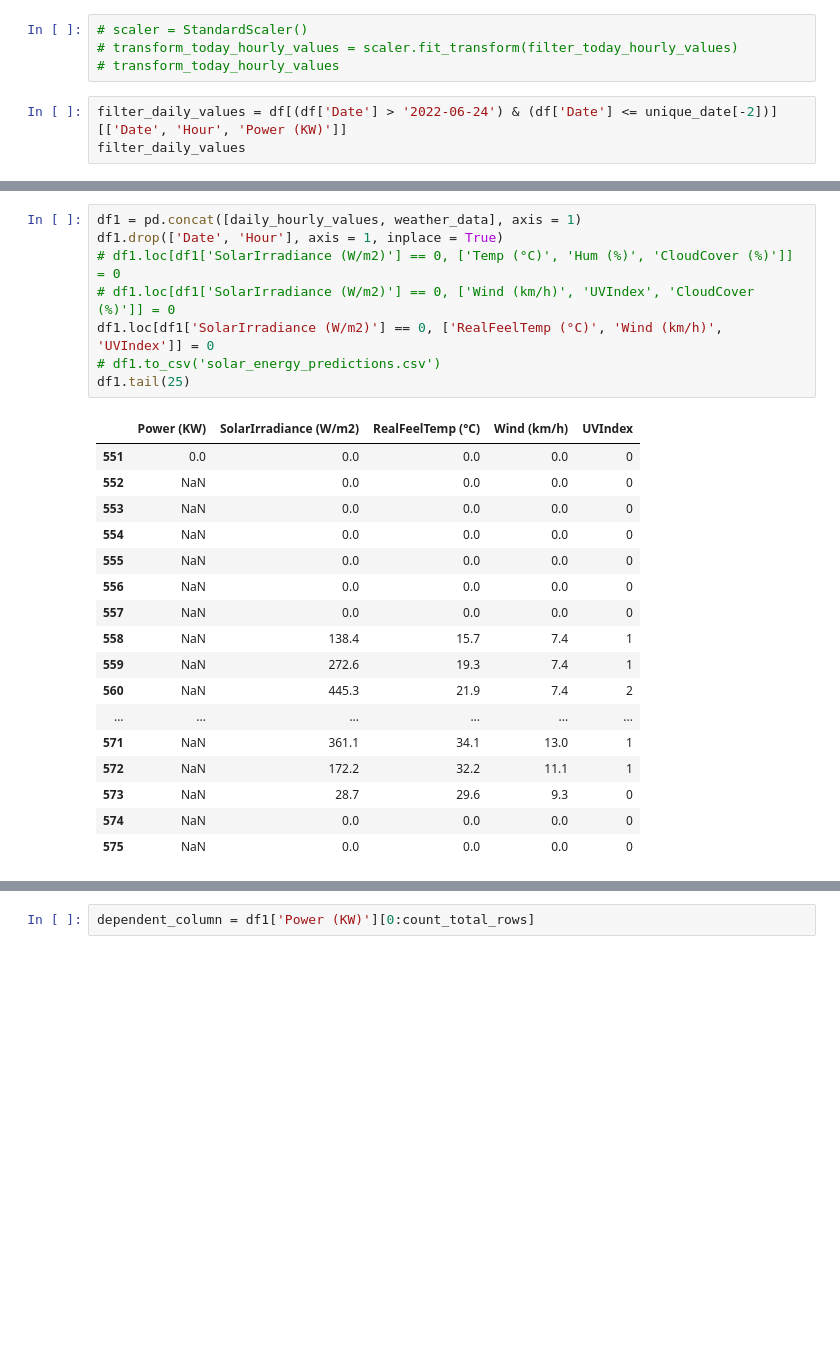
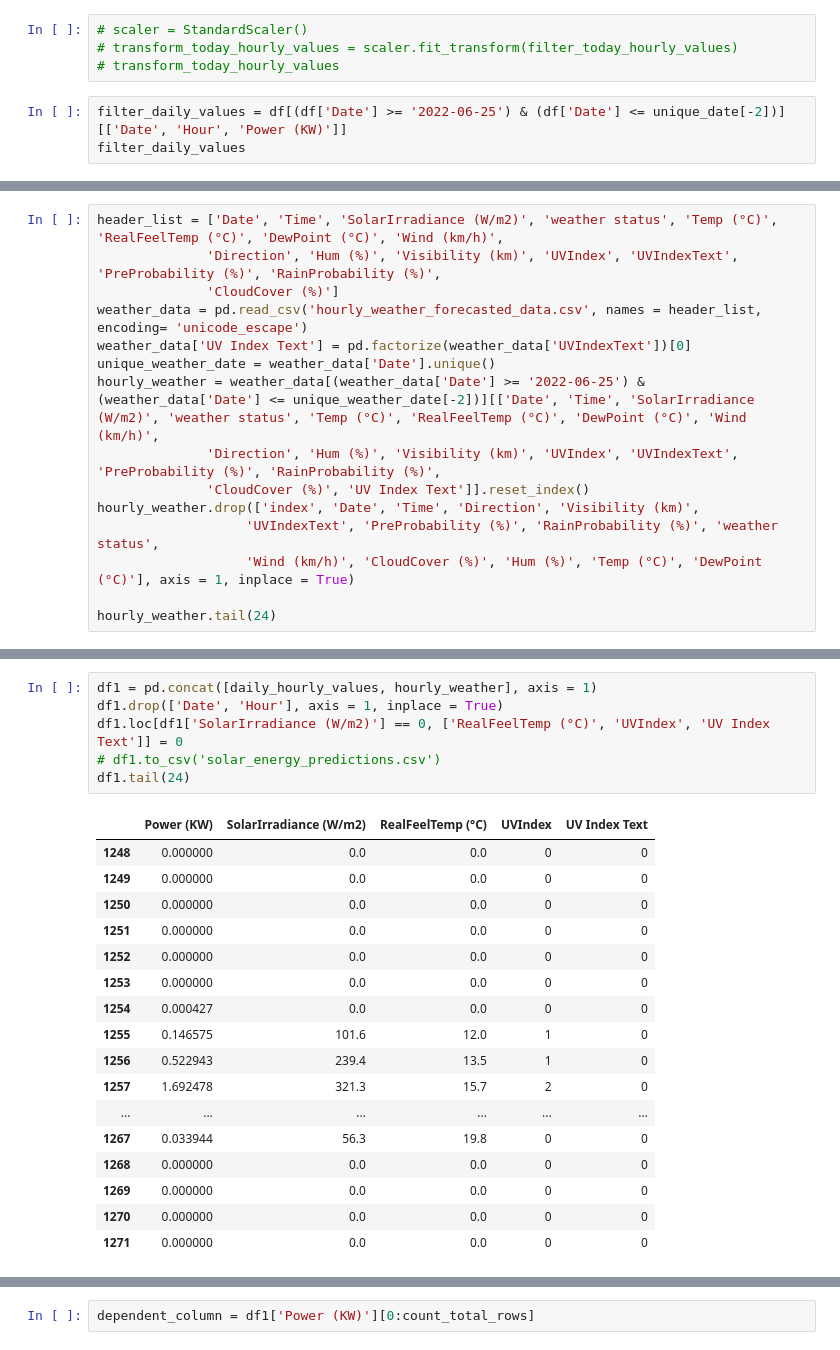
Before and after one commit to Mubeen31/solar-power-predictions, a Jupyter notebook: ML models/Random forest regression model/random forest regression model.ipynb, the cells around one changed output, grey strips where cells are left out. Cells and saved outputs as stored; diff of their text form; blank space fills up the shorter version.

```diff
--- a/ML models/Random forest regression model/random forest regression model.ipynb
+++ b/ML models/Random forest regression model/random forest regression model.ipynb
@@ -77,7 +66,7 @@ length_today_hourly_values
 # transform_today_hourly_values = scaler.fit_transform(filter_today_hourly_values)
 # transform_today_hourly_values
 # %%
-filter_daily_values = df[(df['Date'] > '2022-06-24') & (df['Date'] <= unique_date[-2])][['Date', 'Hour', 'Power (KW)']]
+filter_daily_values = df[(df['Date'] >= '2022-06-25') & (df['Date'] <= unique_date[-2])][['Date', 'Hour', 'Power (KW)']]
 filter_daily_values
 # %% [output]
 |  | Date | Hour | Power (KW) |
@@ -229,0 +175,15 @@ weather_data.tail(14)
+# %%
+header_list = ['Date', 'Time', 'SolarIrradiance (W/m2)', 'weather status', 'Temp (°C)', 'RealFeelTemp (°C)', 'DewPoint (°C)', 'Wind (km/h)',
+              'Direction', 'Hum (%)', 'Visibility (km)', 'UVIndex', 'UVIndexText', 'PreProbability (%)', 'RainProbability (%)',
+              'CloudCover (%)']
+weather_data = pd.read_csv('hourly_weather_forecasted_data.csv', names = header_list, encoding= 'unicode_escape')
+weather_data['UV Index Text'] = pd.factorize(weather_data['UVIndexText'])[0]
+unique_weather_date = weather_data['Date'].unique()
+hourly_weather = weather_data[(weather_data['Date'] >= '2022-06-25') & (weather_data['Date'] <= unique_weather_date[-2])][['Date', 'Time', 'SolarIrradiance (W/m2)', 'weather status', 'Temp (°C)', 'RealFeelTemp (°C)', 'DewPoint (°C)', 'Wind (km/h)',
+              'Direction', 'Hum (%)', 'Visibility (km)', 'UVIndex', 'UVIndexText', 'PreProbability (%)', 'RainProbability (%)',
+              'CloudCover (%)', 'UV Index Text']].reset_index()
+hourly_weather.drop(['index', 'Date', 'Time', 'Direction', 'Visibility (km)',
+                   'UVIndexText', 'PreProbability (%)', 'RainProbability (%)', 'weather status',
+                   'Wind (km/h)', 'CloudCover (%)', 'Hum (%)', 'Temp (°C)', 'DewPoint (°C)'], axis = 1, inplace = True)
+
+hourly_weather.tail(24)
@@ -230,27 +208,25 @@ weather_data.tail(14)
 # %%
-df1 = pd.concat([daily_hourly_values, weather_data], axis = 1)
+df1 = pd.concat([daily_hourly_values, hourly_weather], axis = 1)
 df1.drop(['Date', 'Hour'], axis = 1, inplace = True)
-# df1.loc[df1['SolarIrradiance (W/m2)'] == 0, ['Temp (°C)', 'Hum (%)', 'CloudCover (%)']] = 0
-# df1.loc[df1['SolarIrradiance (W/m2)'] == 0, ['Wind (km/h)', 'UVIndex', 'CloudCover (%)']] = 0
-df1.loc[df1['SolarIrradiance (W/m2)'] == 0, ['RealFeelTemp (°C)', 'Wind (km/h)', 'UVIndex']] = 0
+df1.loc[df1['SolarIrradiance (W/m2)'] == 0, ['RealFeelTemp (°C)', 'UVIndex', 'UV Index Text']] = 0
 # df1.to_csv('solar_energy_predictions.csv')
-df1.tail(25)
+df1.tail(24)
 # %% [output]
-|  | Power (KW) | SolarIrradiance (W/m2) | RealFeelTemp (°C) | Wind (km/h) | UVIndex |
-| 551 | 0.0 | 0.0 | 0.0 | 0.0 | 0 |
-| 552 | NaN | 0.0 | 0.0 | 0.0 | 0 |
-| 553 | NaN | 0.0 | 0.0 | 0.0 | 0 |
-| 554 | NaN | 0.0 | 0.0 | 0.0 | 0 |
-| 555 | NaN | 0.0 | 0.0 | 0.0 | 0 |
-| 556 | NaN | 0.0 | 0.0 | 0.0 | 0 |
-| 557 | NaN | 0.0 | 0.0 | 0.0 | 0 |
-| 558 | NaN | 138.4 | 15.7 | 7.4 | 1 |
-| 559 | NaN | 272.6 | 19.3 | 7.4 | 1 |
-| 560 | NaN | 445.3 | 21.9 | 7.4 | 2 |
+|  | Power (KW) | SolarIrradiance (W/m2) | RealFeelTemp (°C) | UVIndex | UV Index Text |
+| 1248 | 0.000000 | 0.0 | 0.0 | 0 | 0 |
+| 1249 | 0.000000 | 0.0 | 0.0 | 0 | 0 |
+| 1250 | 0.000000 | 0.0 | 0.0 | 0 | 0 |
+| 1251 | 0.000000 | 0.0 | 0.0 | 0 | 0 |
+| 1252 | 0.000000 | 0.0 | 0.0 | 0 | 0 |
+| 1253 | 0.000000 | 0.0 | 0.0 | 0 | 0 |
+| 1254 | 0.000427 | 0.0 | 0.0 | 0 | 0 |
+| 1255 | 0.146575 | 101.6 | 12.0 | 1 | 0 |
+| 1256 | 0.522943 | 239.4 | 13.5 | 1 | 0 |
+| 1257 | 1.692478 | 321.3 | 15.7 | 2 | 0 |
 | ... | ... | ... | ... | ... | ... |
-| 571 | NaN | 361.1 | 34.1 | 13.0 | 1 |
-| 572 | NaN | 172.2 | 32.2 | 11.1 | 1 |
-| 573 | NaN | 28.7 | 29.6 | 9.3 | 0 |
-| 574 | NaN | 0.0 | 0.0 | 0.0 | 0 |
-| 575 | NaN | 0.0 | 0.0 | 0.0 | 0 |
+| 1267 | 0.033944 | 56.3 | 19.8 | 0 | 0 |
+| 1268 | 0.000000 | 0.0 | 0.0 | 0 | 0 |
+| 1269 | 0.000000 | 0.0 | 0.0 | 0 | 0 |
+| 1270 | 0.000000 | 0.0 | 0.0 | 0 | 0 |
+| 1271 | 0.000000 | 0.0 | 0.0 | 0 | 0 |
 # %%
```
Also changed, not shown: parts of 37 cells of this notebook, 7 other files.
